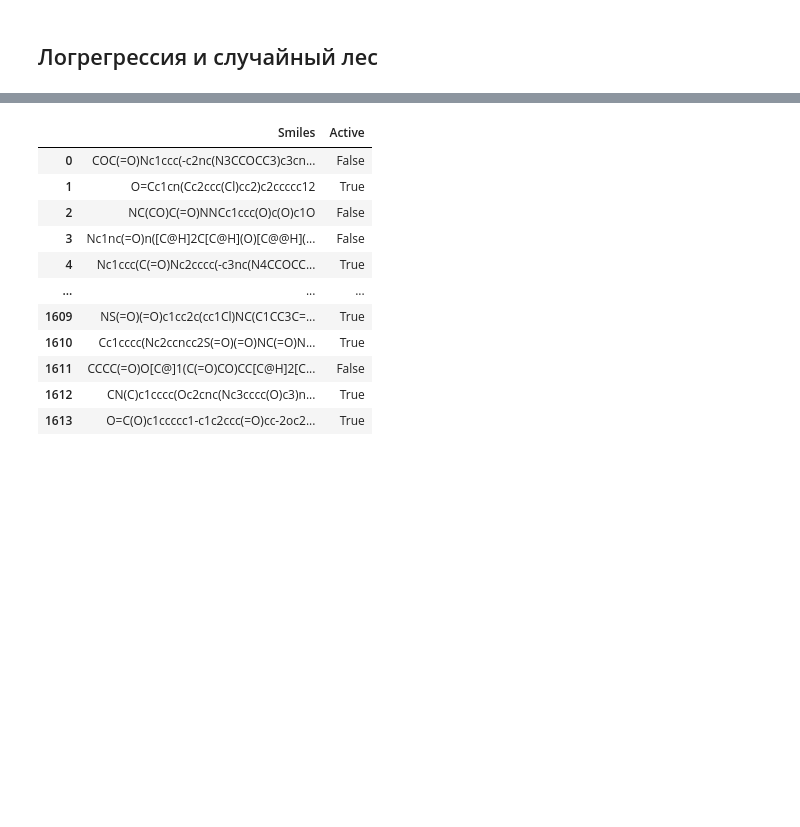
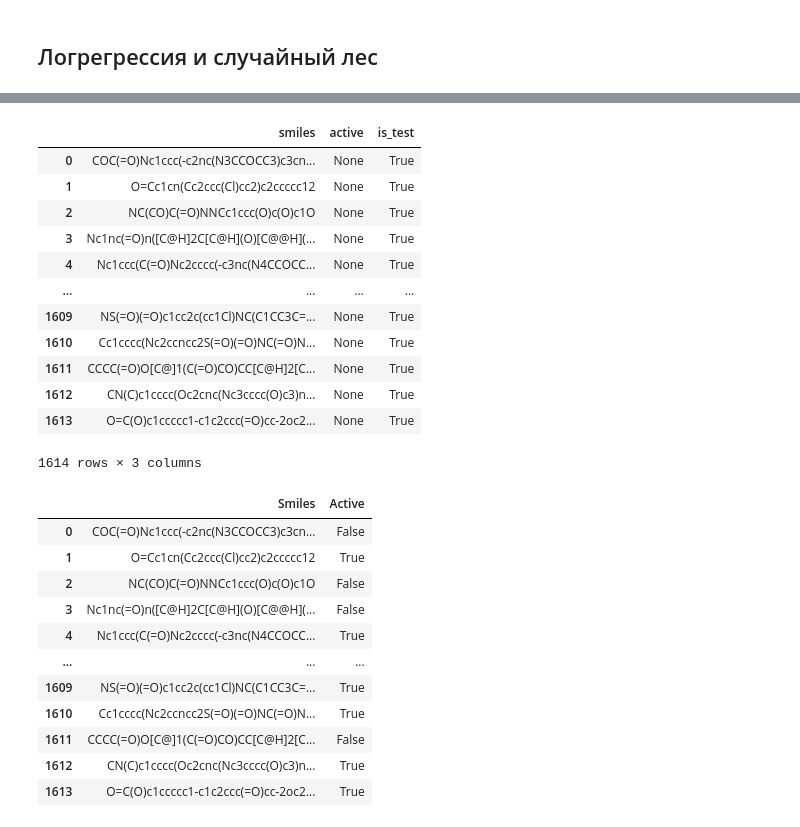
Before and after one commit to akitim/Ligand_activity_prediction_GlobalAI2022, a Jupyter notebook: ligand_activity_prediction.ipynb, the cells around one changed output, grey strips where cells are left out. Saved outputs shown, nothing was run; the diff lists cells and outputs as text; code cells hidden in the pictures; blank space fills up the shorter version.

```diff
--- a/ligand_activity_prediction.ipynb
+++ b/ligand_activity_prediction.ipynb
@@ -251,3 +290,19 @@ f1_lrgr, f1_rfc
+# %%
+test
+# %% [output]
+|  | smiles | active | is_test |
+| 0 | COC(=O)Nc1ccc(-c2nc(N3CCOCC3)c3cn... | None | True |
+| 1 | O=Cc1cn(Cc2ccc(Cl)cc2)c2ccccc12 | None | True |
+| 2 | NC(CO)C(=O)NNCc1ccc(O)c(O)c1O | None | True |
+| 3 | Nc1nc(=O)n([C@H]2C[C@H](O)[C@@H](... | None | True |
+| 4 | Nc1ccc(C(=O)Nc2cccc(-c3nc(N4CCOCC... | None | True |
+| ... | ... | ... | ... |
+| 1609 | NS(=O)(=O)c1cc2c(cc1Cl)NC(C1CC3C=... | None | True |
+| 1610 | Cc1cccc(Nc2ccncc2S(=O)(=O)NC(=O)N... | None | True |
+| 1611 | CCCC(=O)O[C@]1(C(=O)CO)CC[C@H]2[C... | None | True |
+| 1612 | CN(C)c1cccc(Oc2cnc(Nc3cccc(O)c3)n... | None | True |
+| 1613 | O=C(O)c1ccccc1-c1c2ccc(=O)cc-2oc2... | None | True |
+1614 rows × 3 columns
 # %%
 submission = test.drop(['is_test', 'active'], axis=1).copy()
 
```
Also changed, not shown: parts of 15 cells of this notebook.
